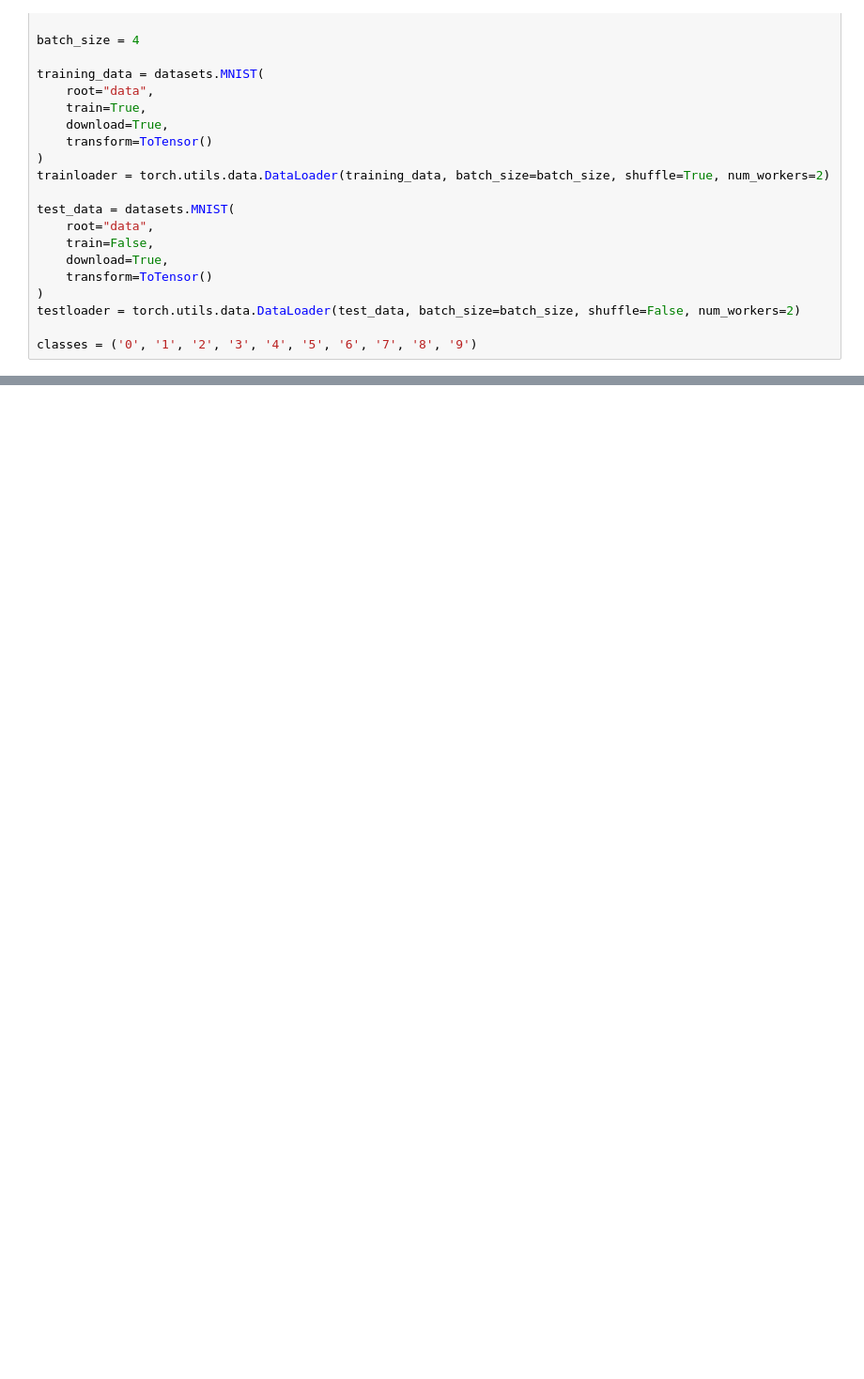
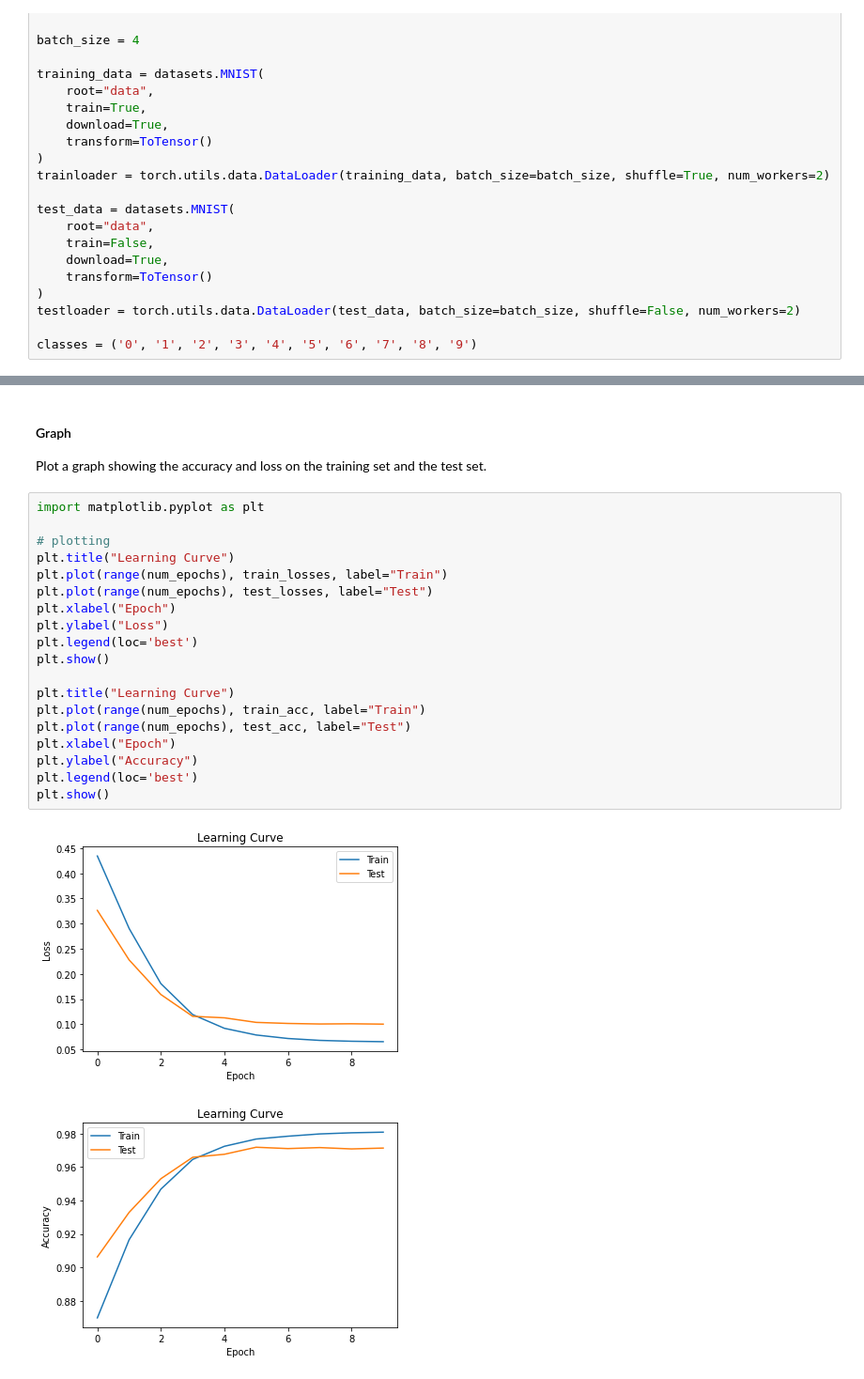
Before and after one commit to tluczekk/Unknown, a Jupyter notebook: src/models/cnn/cnn.ipynb, the cells around one changed output, grey strips where cells are left out. Shown at 94% size. Drawn from its saved outputs; the diff is of its cells as text; blank space fills up the shorter version.

```diff
--- a/src/models/cnn/cnn.ipynb
+++ b/src/models/cnn/cnn.ipynb
@@ -39,0 +131,25 @@ scheduler = ExponentialLR(optimizer, gamma=0.5)
+# %% [markdown]
+#### Graph
+Plot a graph showing the accuracy and loss on the training set and the test set.
+# %%
+import matplotlib.pyplot as plt
+
+# plotting
+plt.title("Learning Curve")
+plt.plot(range(num_epochs), train_losses, label="Train")
+plt.plot(range(num_epochs), test_losses, label="Test")
+plt.xlabel("Epoch")
+plt.ylabel("Loss")
+plt.legend(loc='best')
+plt.show()
+
+plt.title("Learning Curve")
+plt.plot(range(num_epochs), train_acc, label="Train")
+plt.plot(range(num_epochs), test_acc, label="Test")
+plt.xlabel("Epoch")
+plt.ylabel("Accuracy")
+plt.legend(loc='best')
+plt.show()
+# %% [output]
+[figure, added]
+[figure, added]
```
Also changed, not shown: parts of 12 cells of this notebook, 9 other files.
